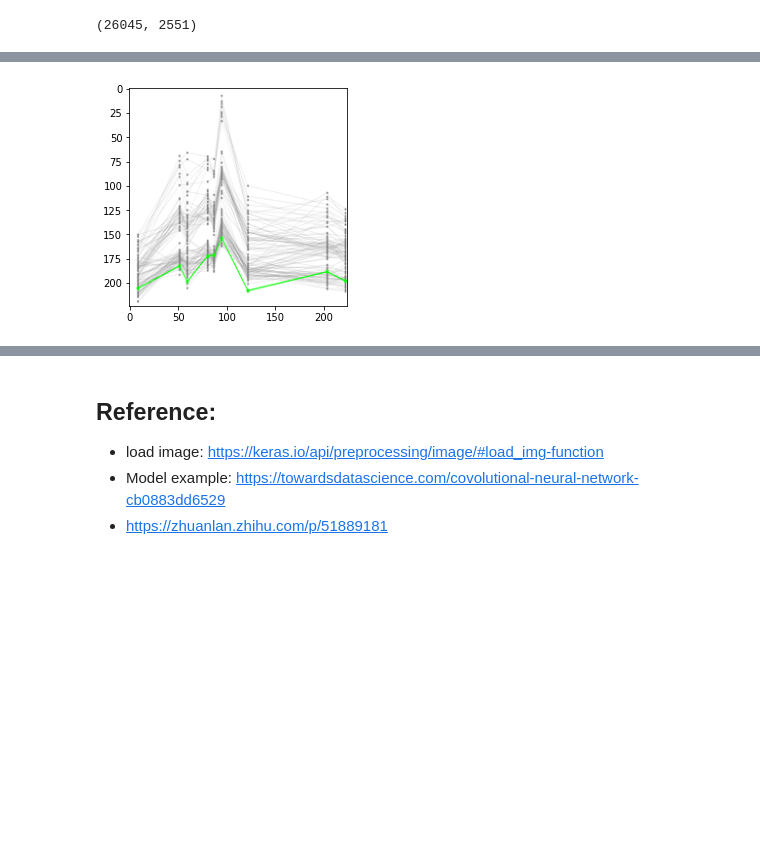
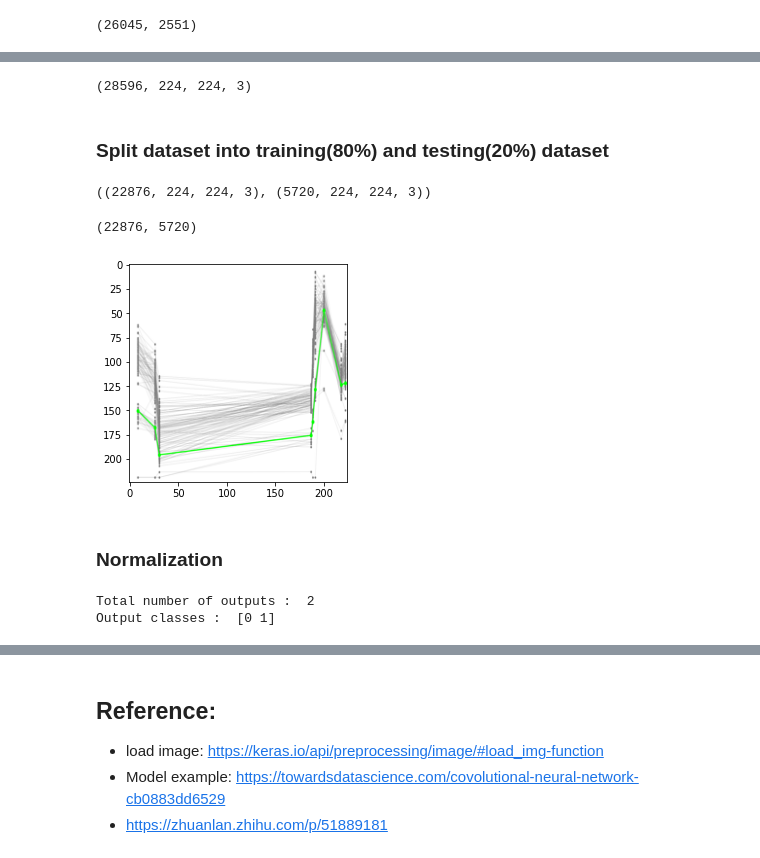
Before and after one commit to ShenLab/CNV-Espresso, a Jupyter notebook: src/training.ipynb, the cells around one changed output, grey strips where cells are left out. Drawn from its saved outputs; the diff is of its cells as text; code cells hidden in the pictures; blank space fills up the shorter version.

```diff
--- a/src/training.ipynb
+++ b/src/training.ipynb
@@ -173,4 +183,24 @@ showImg(del_img[26045])
+# %%
+del_label = np.load('/home/rt2776/cnv_espresso/images/del_label.npy')
+# %%
+del_img_np = np.load('/home/rt2776/cnv_espresso/images/del_img_np.npy')
+# %%
+del_img_np.shape
+# %% [output]
+(28596, 224, 224, 3)
+# %% [markdown]
+### Split dataset into training(80%) and testing(20%) dataset
+# %%
+train_img, test_img, train_label, test_label = train_test_split(del_img_np,del_label,test_size=0.2,random_state=0)
+# %%
+train_img.shape, test_img.shape
+# %% [output]
+((22876, 224, 224, 3), (5720, 224, 224, 3))
+# %%
+len(train_label), len(test_label)
+# %% [output]
+(22876, 5720)
 # %%
-showImg(false_del_img_np[0])
+showImg(train_img[0])
 # %% [output]
-[figure, old version]
+[figure, new version]
@@ -180,0 +207,2 @@ true_del_tmp, true_del_label_tmp = zip(*tmp)
+# %% [markdown]
+### Normalization
@@ -180,0 +225,9 @@ true_del_tmp, true_del_label_tmp = zip(*tmp)
+# %%
+# Find the unique numbers from the train labels
+classes = np.unique(train_label)
+nClasses = len(classes)
+print('Total number of outputs : ', nClasses)
+print('Output classes : ', classes)
+# %% [output]
+Total number of outputs :  2
+Output classes :  [0 1]
```
Also changed, not shown: parts of 23 cells of this notebook, 19 other files.
